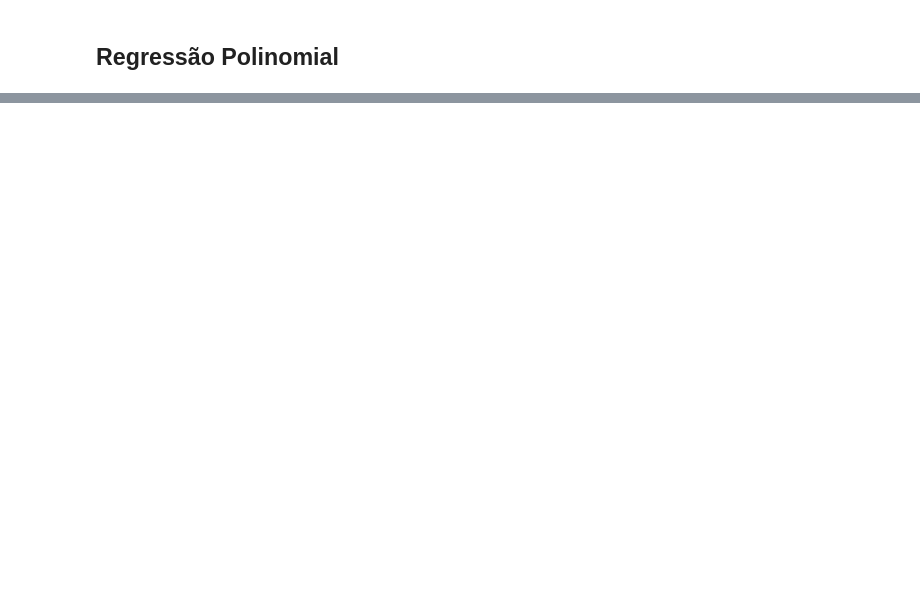
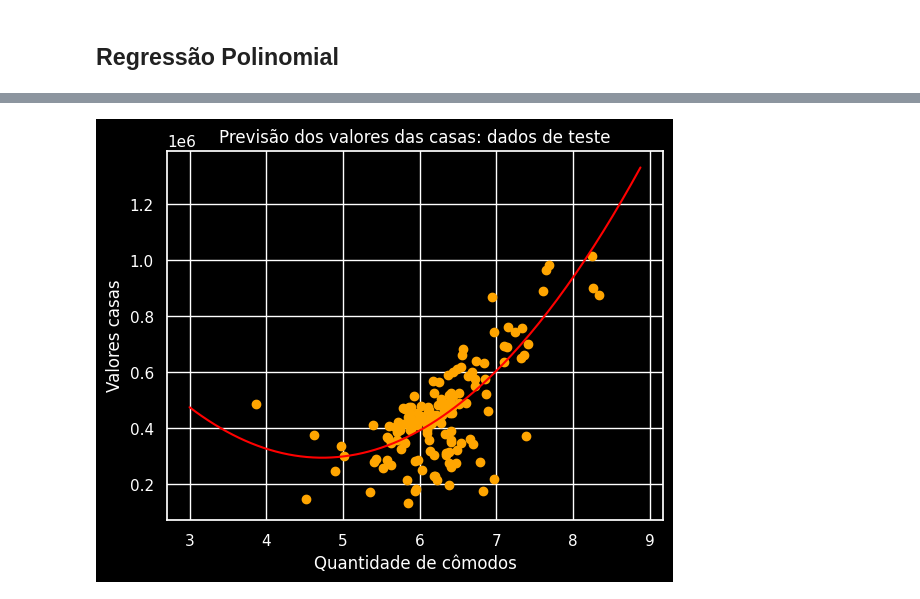
Before and after one commit to DiogoMonteiro99/repos, a Jupyter notebook: casas_boston.ipynb, the cells around one changed output, grey strips where cells are left out. Cells and saved outputs as stored; diff of their text form; code cells hidden in the pictures; blank space fills up the shorter version.

```diff
--- a/casas_boston.ipynb
+++ b/casas_boston.ipynb
@@ -1394,0 +1531,3 @@ plt.show()
+# %%
+y = df.iloc[:,3].values
+y
@@ -1394,0 +1552,3 @@ plt.show()
+# %%
+# Separando dados de treino e teste
+x_treino,x_teste,y_treino,y_teste = train_test_split(x,y, test_size = 0.3, random_state = 0)
@@ -1394,0 +1647,3 @@ plt.show()
+# %%
+numeros1 = np.linspace(3,8.88,147)
+numeros1
@@ -1394,0 +1672,3 @@ plt.show()
+# %%
+valor1 = 1640107 -568528.11*numeros1 + 60092.59*numeros1**2
+valor1
@@ -1394,0 +1693,9 @@ plt.show()
+# %%
+plt.scatter(x_teste,y_teste,c = 'orange')
+plt.xlabel('Quantidade de cômodos')
+plt.ylabel('Valores casas')
+plt.title('Previsão dos valores das casas: dados de teste')
+plt.plot(numeros1,valor1,color='red')
+plt.show();
+# %% [output]
+[figure, added]
```
Also changed, not shown: parts of 61 cells of this notebook.
